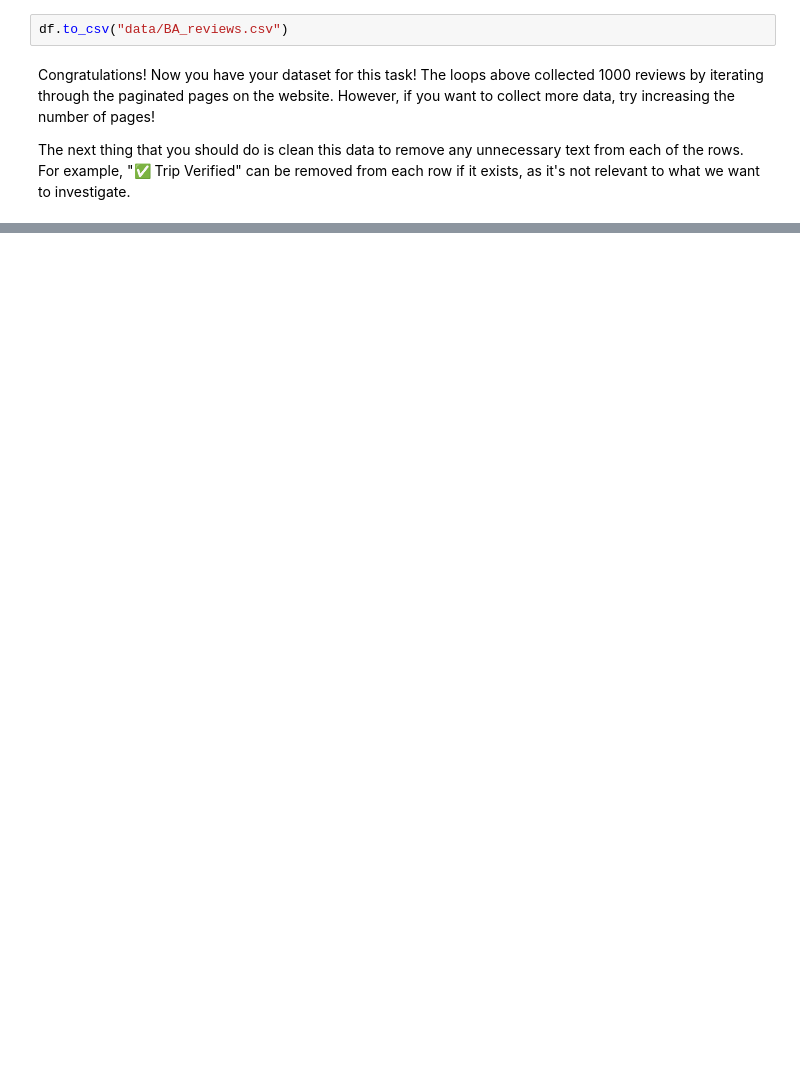
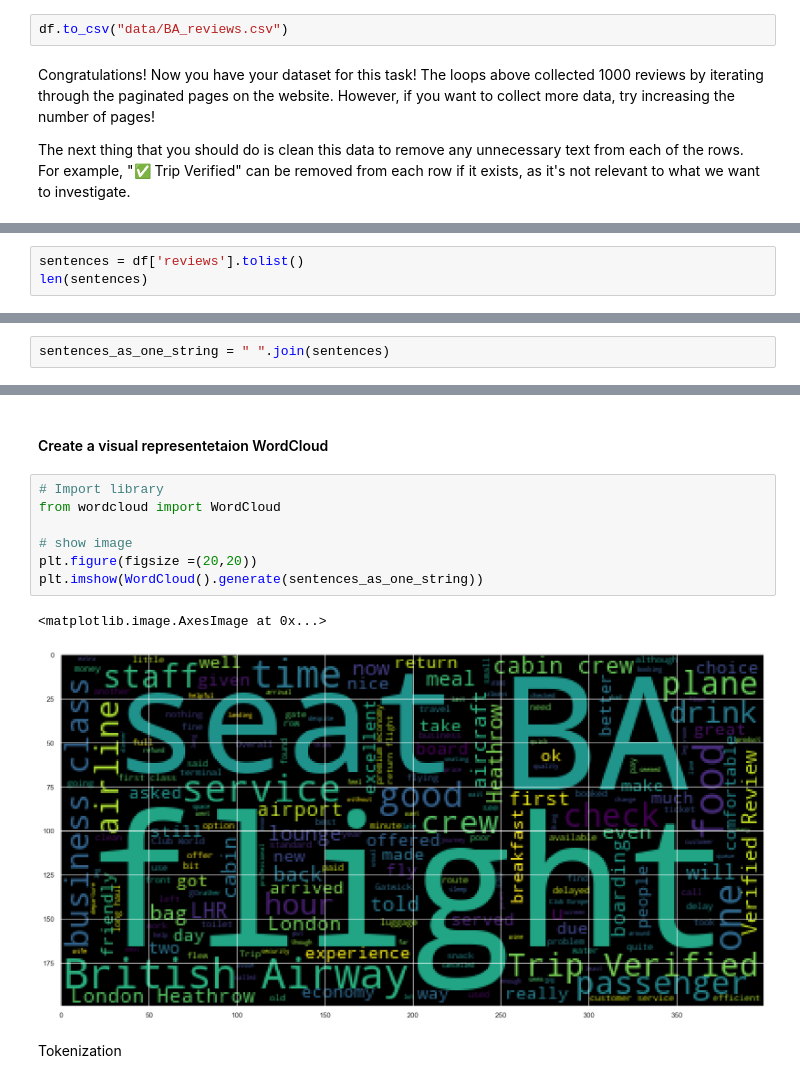
Before and after one commit to dasanmiguelv/nlp, a Jupyter notebook: reviews-BA/getting_started.ipynb, the cells around one changed output, grey strips where cells are left out. Drawn from its saved outputs; the diff is of its cells as text; blank space fills up the shorter version.

```diff
--- a/reviews-BA/getting_started.ipynb
+++ b/reviews-BA/getting_started.ipynb
@@ -81,0 +137,3 @@ Congratulations! Now you have your dataset for this task! The loops above collec
+# %%
+sentences = df['reviews'].tolist()
+len(sentences)
@@ -81,0 +142,2 @@ Congratulations! Now you have your dataset for this task! The loops above collec
+# %%
+sentences_as_one_string = " ".join(sentences)
@@ -81,0 +200,14 @@ Congratulations! Now you have your dataset for this task! The loops above collec
+# %% [markdown]
+#### Create a visual representetaion WordCloud
+# %%
+# Import library
+from wordcloud import WordCloud
+
+# show image
+plt.figure(figsize =(20,20))
+plt.imshow(WordCloud().generate(sentences_as_one_string))
+# %% [output]
+<matplotlib.image.AxesImage at 0x...>
+[figure, added]
+# %% [markdown]
+Tokenization
```
Also changed, not shown: parts of 21 cells of this notebook, 1 other file.
